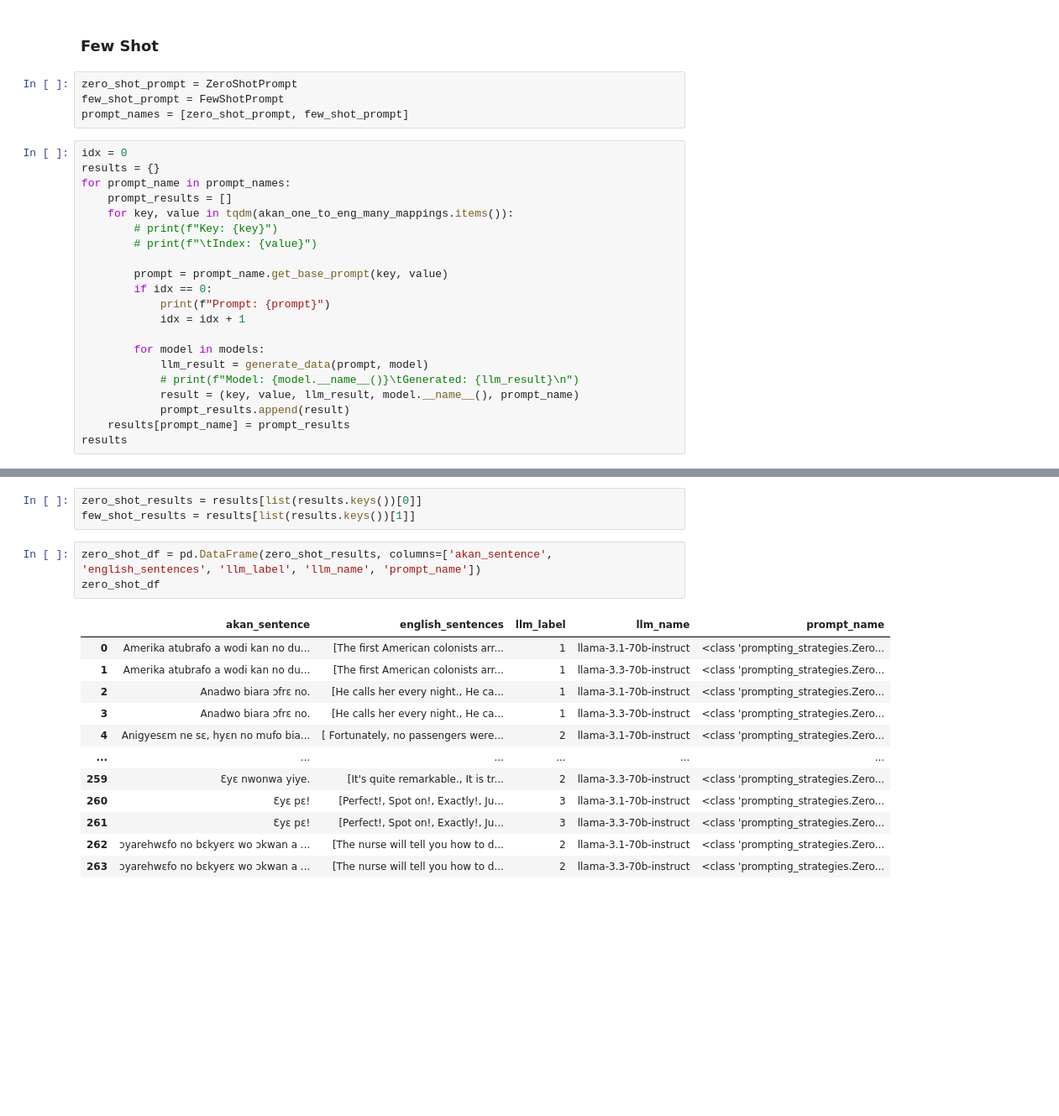
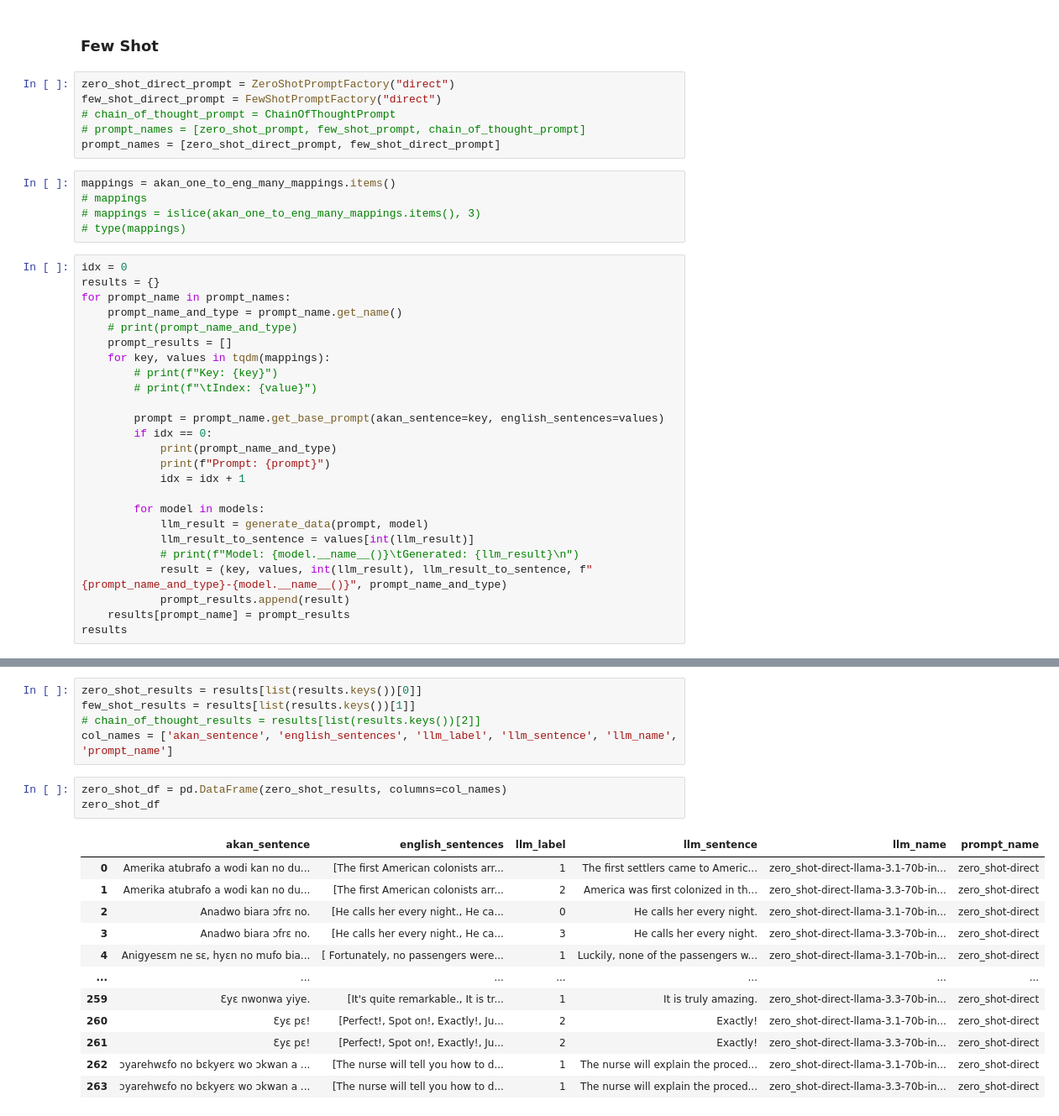
Before and after one commit to Brinkley97/comp-express-mt, a Jupyter notebook: notebook_experiments/prompt_results-one_to_many.ipynb, the cells around one changed output, grey strips where cells are left out. Shown at 84% size. Cells and saved outputs as stored; diff of their text form; blank space fills up the shorter version.

Commit message:
refactor: prompting strategies

```diff
--- a/notebook_experiments/prompt_results-one_to_many.ipynb
+++ b/notebook_experiments/prompt_results-one_to_many.ipynb
@@ -93,27 +101,38 @@ def get_llm_labels(df, model_name):
 # %% [markdown]
 ### Few Shot
 # %%
-zero_shot_prompt = ZeroShotPrompt
-few_shot_prompt = FewShotPrompt
-prompt_names = [zero_shot_prompt, few_shot_prompt]
+zero_shot_direct_prompt = ZeroShotPromptFactory("direct")
+few_shot_direct_prompt = FewShotPromptFactory("direct")
+# chain_of_thought_prompt = ChainOfThoughtPrompt
+# prompt_names = [zero_shot_prompt, few_shot_prompt, chain_of_thought_prompt]
+prompt_names = [zero_shot_direct_prompt, few_shot_direct_prompt]
+# %%
+mappings = akan_one_to_eng_many_mappings.items()
+# mappings
+# mappings = islice(akan_one_to_eng_many_mappings.items(), 3)
+# type(mappings)
 # %%
 idx = 0
 results = {}
 for prompt_name in prompt_names:
+    prompt_name_and_type = prompt_name.get_name()
+    # print(prompt_name_and_type)
     prompt_results = []
-    for key, value in tqdm(akan_one_to_eng_many_mappings.items()):
+    for key, values in tqdm(mappings):
         # print(f"Key: {key}")
         # print(f"\tIndex: {value}")
 
-        prompt = prompt_name.get_base_prompt(key, value)
+        prompt = prompt_name.get_base_prompt(akan_sentence=key, english_sentences=values)
         if idx == 0:
+            print(prompt_name_and_type)
             print(f"Prompt: {prompt}")
             idx = idx + 1
 
         for model in models:
             llm_result = generate_data(prompt, model)
+            llm_result_to_sentence = values[int(llm_result)]
             # print(f"Model: {model.__name__()}\tGenerated: {llm_result}\n")
-            result = (key, value, llm_result, model.__name__(), prompt_name)
+            result = (key, values, int(llm_result), llm_result_to_sentence, f"{prompt_name_and_type}-{model.__name__()}", prompt_name_and_type)
             prompt_results.append(result)
     results[prompt_name] = prompt_results
 results
@@ -150,19 +169,21 @@ Prompt:
 # %%
 zero_shot_results = results[list(results.keys())[0]]
 few_shot_results = results[list(results.keys())[1]]
+# chain_of_thought_results = results[list(results.keys())[2]]
+col_names = ['akan_sentence', 'english_sentences', 'llm_label', 'llm_sentence', 'llm_name', 'prompt_name']
 # %%
-zero_shot_df = pd.DataFrame(zero_shot_results, columns=['akan_sentence', 'english_sentences', 'llm_label', 'llm_name', 'prompt_name'])
+zero_shot_df = pd.DataFrame(zero_shot_results, columns=col_names)
 zero_shot_df
 # %% [output]
-|  | akan_sentence | english_sentences | llm_label | llm_name | prompt_name |
-| 0 | Amerika atubrafo a wodi kan no du... | [The first American colonists arr... | 1 | llama-3.1-70b-instruct | <class 'prompting_strategies.Zero... |
-| 1 | Amerika atubrafo a wodi kan no du... | [The first American colonists arr... | 1 | llama-3.3-70b-instruct | <class 'prompting_strategies.Zero... |
-| 2 | Anadwo biara ɔfrɛ no. | [He calls her every night., He ca... | 1 | llama-3.1-70b-instruct | <class 'prompting_strategies.Zero... |
-| 3 | Anadwo biara ɔfrɛ no. | [He calls her every night., He ca... | 1 | llama-3.3-70b-instruct | <class 'prompting_strategies.Zero... |
-| 4 | Anigyesɛm ne sɛ, hyɛn no mufo bia... | [ Fortunately, no passengers were... | 2 | llama-3.1-70b-instruct | <class 'prompting_strategies.Zero... |
-| ... | ... | ... | ... | ... | ... |
-| 259 | Ɛyɛ nwonwa yiye. | [It's quite remarkable., It is tr... | 2 | llama-3.3-70b-instruct | <class 'prompting_strategies.Zero... |
-| 260 | Ɛyɛ pɛ! | [Perfect!, Spot on!, Exactly!, Ju... | 3 | llama-3.1-70b-instruct | <class 'prompting_strategies.Zero... |
-| 261 | Ɛyɛ pɛ! | [Perfect!, Spot on!, Exactly!, Ju... | 3 | llama-3.3-70b-instruct | <class 'prompting_strategies.Zero... |
-| 262 | ɔyarehwɛfo no bɛkyerɛ wo ɔkwan a ... | [The nurse will tell you how to d... | 2 | llama-3.1-70b-instruct | <class 'prompting_strategies.Zero... |
-| 263 | ɔyarehwɛfo no bɛkyerɛ wo ɔkwan a ... | [The nurse will tell you how to d... | 2 | llama-3.3-70b-instruct | <class 'prompting_strategies.Zero... |
+|  | akan_sentence | english_sentences | llm_label | llm_sentence | llm_name | prompt_name |
+| 0 | Amerika atubrafo a wodi kan no du... | [The first American colonists arr... | 1 | The first settlers came to Americ... | zero_shot-direct-llama-3.1-70b-in... | zero_shot-direct |
+| 1 | Amerika atubrafo a wodi kan no du... | [The first American colonists arr... | 2 | America was first colonized in th... | zero_shot-direct-llama-3.3-70b-in... | zero_shot-direct |
+| 2 | Anadwo biara ɔfrɛ no. | [He calls her every night., He ca... | 0 | He calls her every night. | zero_shot-direct-llama-3.1-70b-in... | zero_shot-direct |
+| 3 | Anadwo biara ɔfrɛ no. | [He calls her every night., He ca... | 3 | He calls her every night. | zero_shot-direct-llama-3.3-70b-in... | zero_shot-direct |
+| 4 | Anigyesɛm ne sɛ, hyɛn no mufo bia... | [ Fortunately, no passengers were... | 1 | Luckily, none of the passengers w... | zero_shot-direct-llama-3.1-70b-in... | zero_shot-direct |
+| ... | ... | ... | ... | ... | ... | ... |
+| 259 | Ɛyɛ nwonwa yiye. | [It's quite remarkable., It is tr... | 1 | It is truly amazing. | zero_shot-direct-llama-3.3-70b-in... | zero_shot-direct |
+| 260 | Ɛyɛ pɛ! | [Perfect!, Spot on!, Exactly!, Ju... | 2 | Exactly! | zero_shot-direct-llama-3.1-70b-in... | zero_shot-direct |
+| 261 | Ɛyɛ pɛ! | [Perfect!, Spot on!, Exactly!, Ju... | 2 | Exactly! | zero_shot-direct-llama-3.3-70b-in... | zero_shot-direct |
+| 262 | ɔyarehwɛfo no bɛkyerɛ wo ɔkwan a ... | [The nurse will tell you how to d... | 1 | The nurse will explain the proced... | zero_shot-direct-llama-3.1-70b-in... | zero_shot-direct |
+| 263 | ɔyarehwɛfo no bɛkyerɛ wo ɔkwan a ... | [The nurse will tell you how to d... | 1 | The nurse will explain the proced... | zero_shot-direct-llama-3.3-70b-in... | zero_shot-direct |
```
Also changed, not shown: parts of 16 cells of this notebook, 1 other file.
